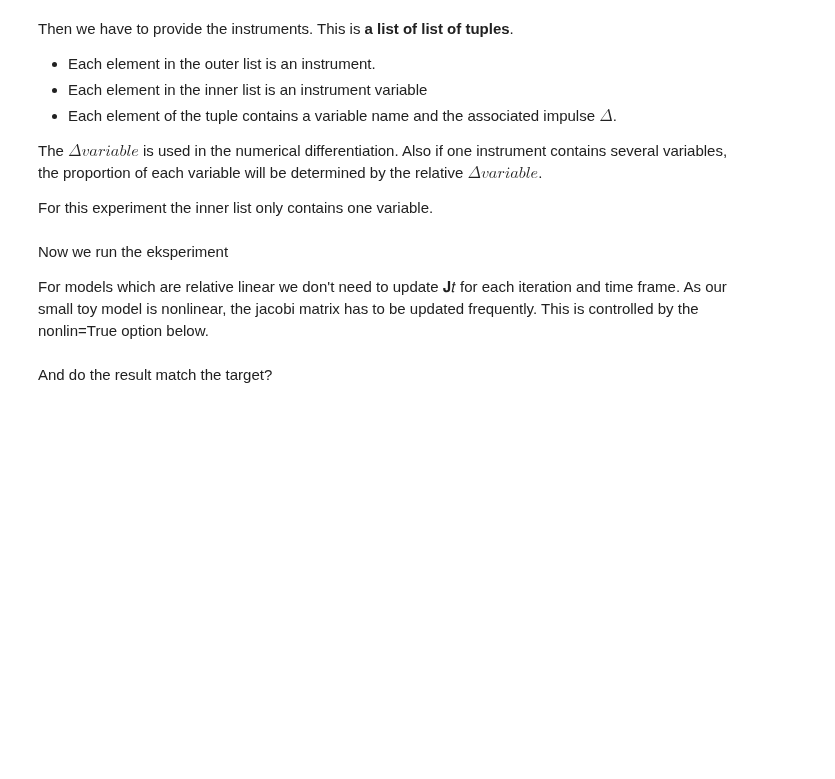
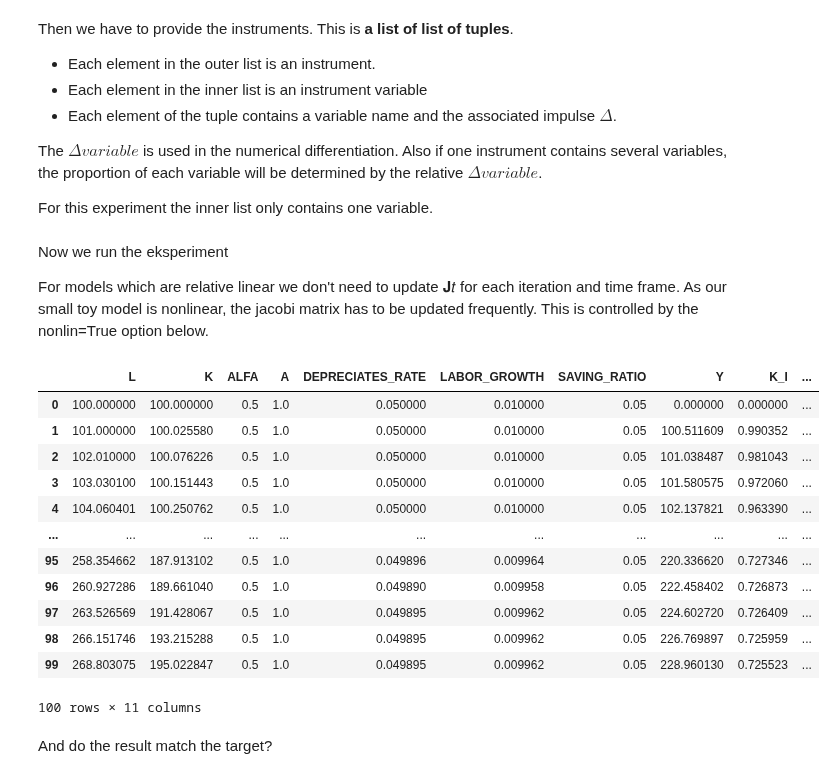
Before and after one commit to IbHansen/Modelflow2, a Jupyter notebook: Examples/ModelFlow features/wp/ModelFlow_Cef_2021.ipynb, the cells around one changed output. Saved outputs shown, nothing was run; the diff lists cells and outputs as text; code cells hidden in the pictures; blank space fills up the shorter version.

```diff
--- a/Examples/ModelFlow features/wp/ModelFlow_Cef_2021.ipynb
+++ b/Examples/ModelFlow features/wp/ModelFlow_Cef_2021.ipynb
@@ -854,7 +866,21 @@ Now we run the eksperiment
 
 For models which are relative linear we don't need to update  𝐉𝑡  for each iteration and time frame. As our small toy model is nonlinear, the jacobi matrix has to be updated frequently. This is controlled by the nonlin=True option below.
 # %%
-result = mmodel.invert(mmodel.lastdf,target,instruments,nonlin=True)
+result = msolow.invert(msolow.lastdf,target,instruments,nonlin=True)
 result
+# %% [output]
+|  | L | K | ALFA | A | DEPRECIATES_RATE | LABOR_GROWTH | SAVING_RATIO | Y | K_I | ... |
+| 0 | 100.000000 | 100.000000 | 0.5 | 1.0 | 0.050000 | 0.010000 | 0.05 | 0.000000 | 0.000000 | ... |
+| 1 | 101.000000 | 100.025580 | 0.5 | 1.0 | 0.050000 | 0.010000 | 0.05 | 100.511609 | 0.990352 | ... |
+| 2 | 102.010000 | 100.076226 | 0.5 | 1.0 | 0.050000 | 0.010000 | 0.05 | 101.038487 | 0.981043 | ... |
+| 3 | 103.030100 | 100.151443 | 0.5 | 1.0 | 0.050000 | 0.010000 | 0.05 | 101.580575 | 0.972060 | ... |
+| 4 | 104.060401 | 100.250762 | 0.5 | 1.0 | 0.050000 | 0.010000 | 0.05 | 102.137821 | 0.963390 | ... |
+| ... | ... | ... | ... | ... | ... | ... | ... | ... | ... | ... |
+| 95 | 258.354662 | 187.913102 | 0.5 | 1.0 | 0.049896 | 0.009964 | 0.05 | 220.336620 | 0.727346 | ... |
+| 96 | 260.927286 | 189.661040 | 0.5 | 1.0 | 0.049890 | 0.009958 | 0.05 | 222.458402 | 0.726873 | ... |
+| 97 | 263.526569 | 191.428067 | 0.5 | 1.0 | 0.049895 | 0.009962 | 0.05 | 224.602720 | 0.726409 | ... |
+| 98 | 266.151746 | 193.215288 | 0.5 | 1.0 | 0.049895 | 0.009962 | 0.05 | 226.769897 | 0.725959 | ... |
+| 99 | 268.803075 | 195.022847 | 0.5 | 1.0 | 0.049895 | 0.009962 | 0.05 | 228.960130 | 0.725523 | ... |
+100 rows × 11 columns
 # %% [markdown]
 And do the result match the target?
```
Also changed, not shown: parts of 37 cells of this notebook, 1 other file.
